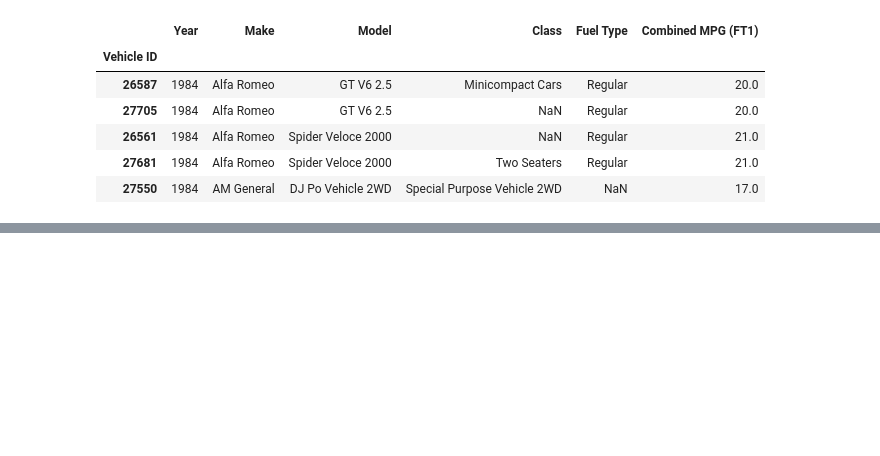
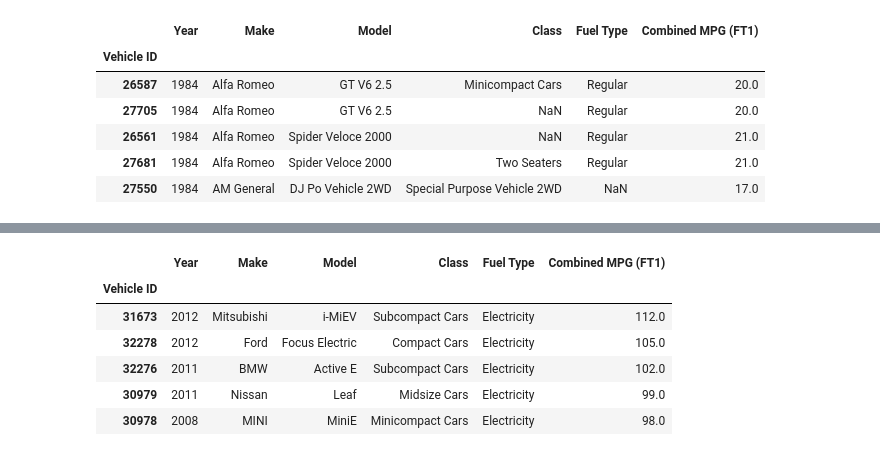
Before and after one commit to Byienio/Pandas_pg, a Jupyter notebook: DataFrames.ipynb, the cells around one changed output, grey strips where cells are left out. Cells and saved outputs as stored; diff of their text form; code cells hidden in the pictures; blank space fills up the shorter version.

```diff
--- a/DataFrames.ipynb
+++ b/DataFrames.ipynb
@@ -471,0 +496,10 @@ fuel.head()
+# %%
+fuel.sort_values(by='Combined MPG (FT1)', ascending=False).head()
+# %% [output]
+|  | Year | Make | Model | Class | Fuel Type | Combined MPG (FT1) |
+| Vehicle ID |  |  |  |  |  |  |
+| 31673 | 2012 | Mitsubishi | i-MiEV | Subcompact Cars | Electricity | 112.0 |
+| 32278 | 2012 | Ford | Focus Electric | Compact Cars | Electricity | 105.0 |
+| 32276 | 2011 | BMW | Active E | Subcompact Cars | Electricity | 102.0 |
+| 30979 | 2011 | Nissan | Leaf | Midsize Cars | Electricity | 99.0 |
+| 30978 | 2008 | MINI | MiniE | Minicompact Cars | Electricity | 98.0 |
```
Also changed, not shown: parts of 8 cells of this notebook.
